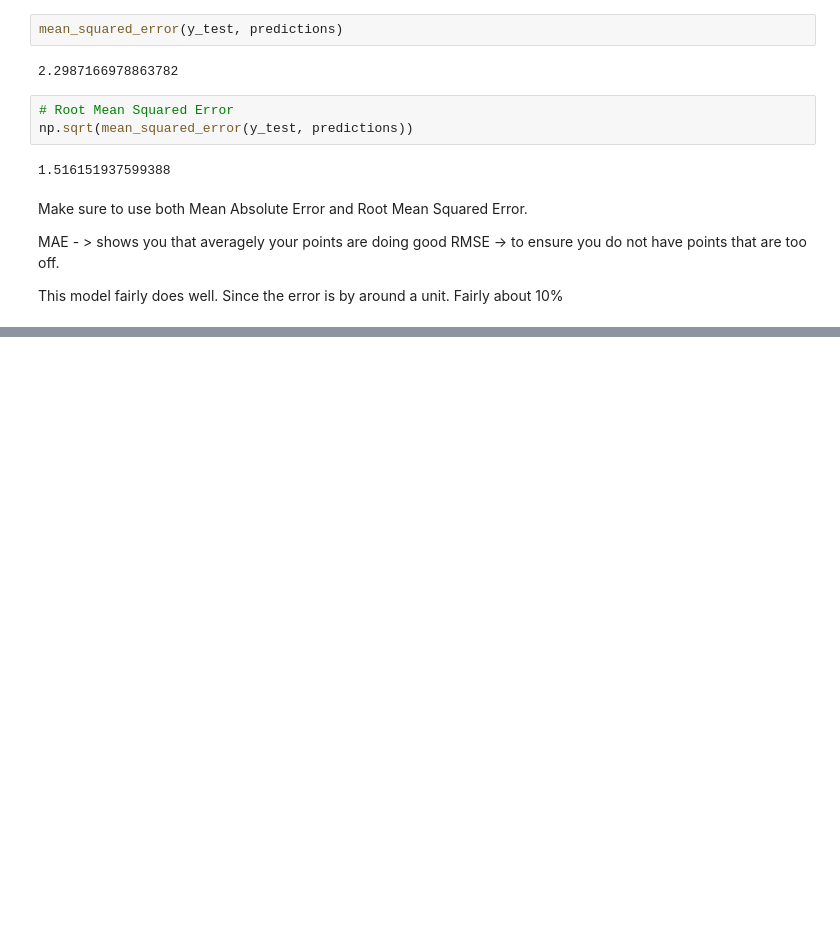
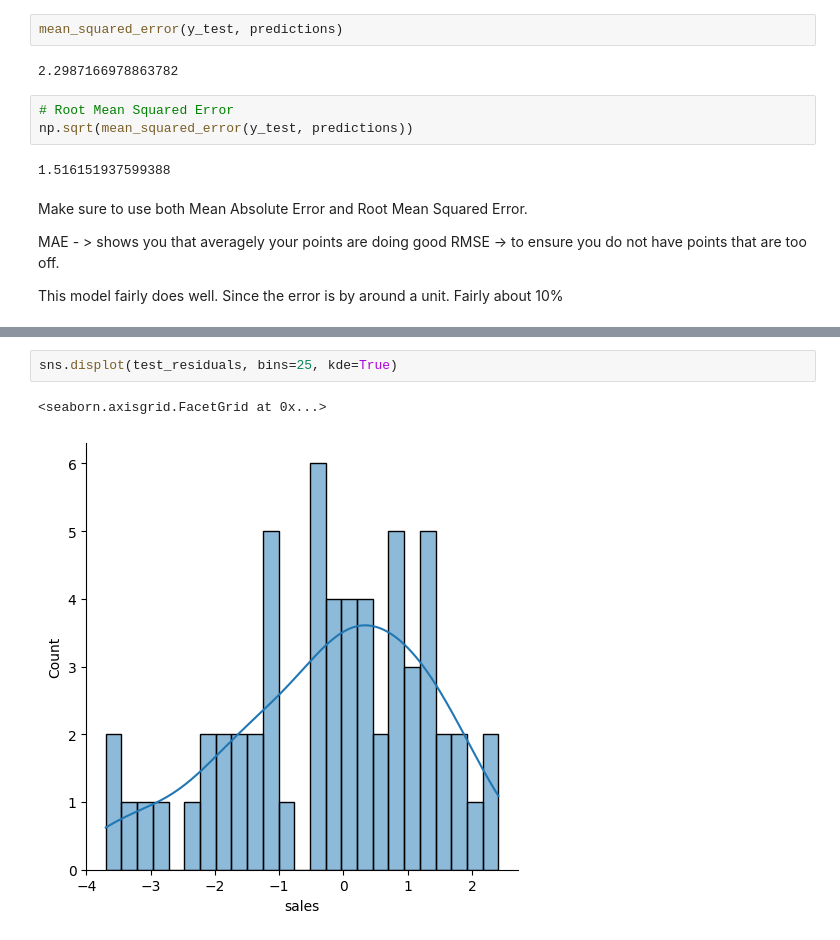
Before and after one commit to Elloh144/Regression-1, a Jupyter notebook: Regression2.ipynb, the cells around one changed output, grey strips where cells are left out. Drawn from its saved outputs; the diff is of its cells as text; blank space fills up the shorter version.

```diff
--- a/Regression2.ipynb
+++ b/Regression2.ipynb
@@ -228,0 +236,5 @@ This model fairly does well. Since the error is by around a unit. Fairly about 1
+# %%
+sns.displot(test_residuals, bins=25, kde=True)
+# %% [output]
+<seaborn.axisgrid.FacetGrid at 0x...>
+[figure, added]
```
Also changed, not shown: parts of 1 cell of this notebook.
